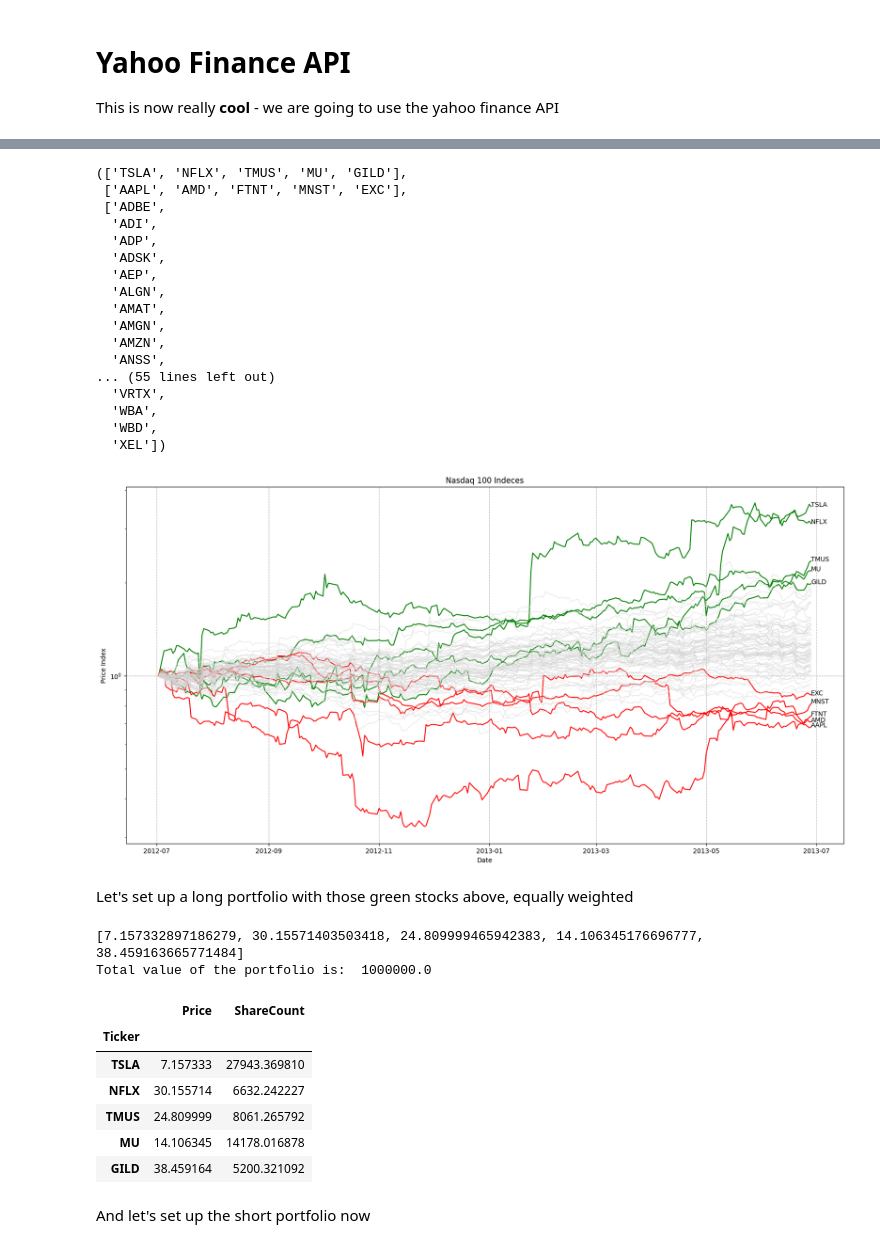
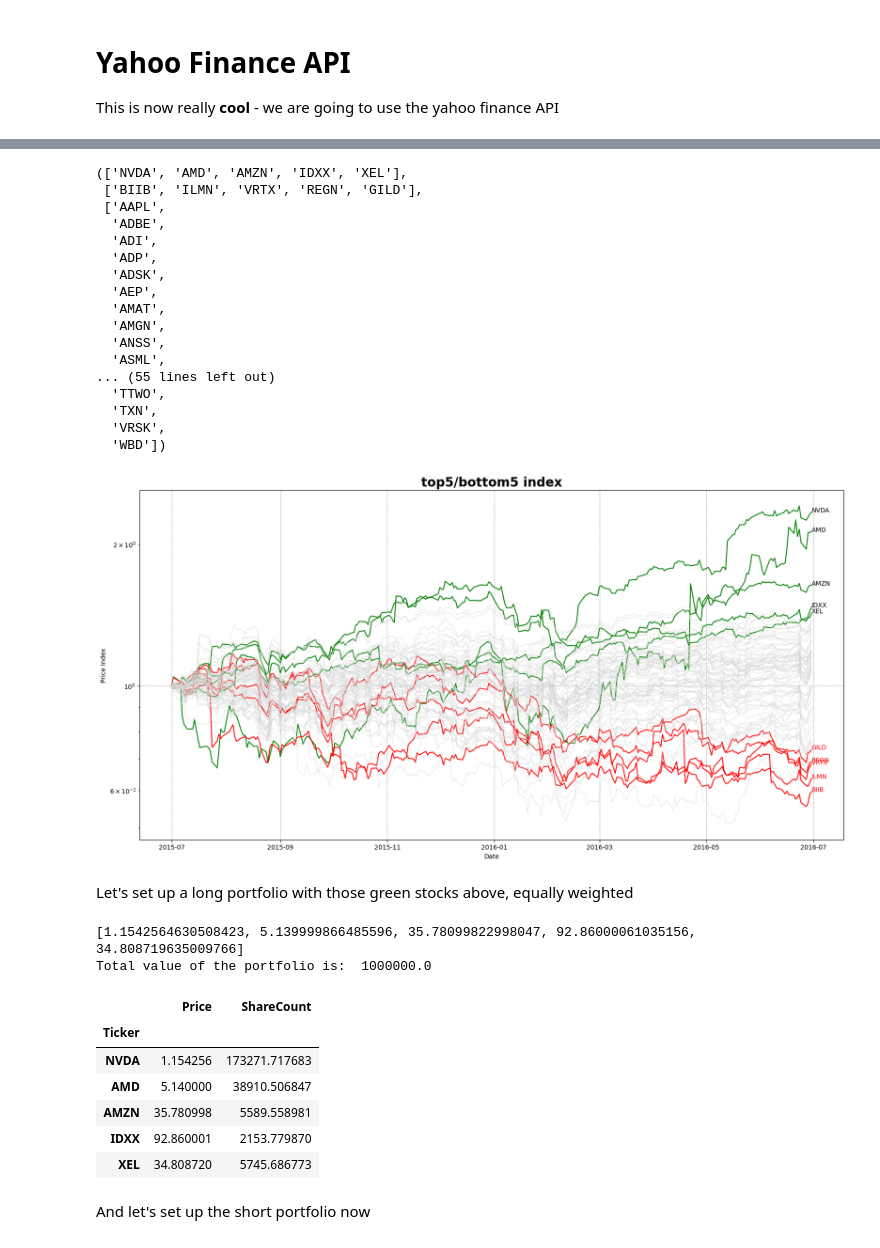
Before and after one commit to howesrichard/CodeFinModUQ, a Jupyter notebook: momentumRH.ipynb, the cells around one changed output, grey strips where cells are left out. Cells and saved outputs as stored; diff of their text form; code cells hidden in the pictures.

```diff
--- a/momentumRH.ipynb
+++ b/momentumRH.ipynb
@@ -118,10 +137,13 @@ hPricesDT.drop(tickersNaN, axis=1, inplace=True)
 # %%
 # set signal period and convert to timestamps
-signal_start_date = '2012-07-01'
+signal_start_date = '2015-07-01'
+print(signal_start_date)
 signal_start_date = pd.Timestamp(signal_start_date)
+print(signal_start_date)
 
 # set signgal_end_date to be 1 year after signal_start_date
 signal_end_date = signal_start_date + pd.DateOffset(years=1) + pd.DateOffset(days=-1)
+print(signal_end_date)
 
 # create a dataframe called signalDT that contains the prices for the signal period
 signalDT = pd.DataFrame()
@@ -173,46 +195,46 @@ for ticker in bottom5:
 
 top5, bottom5, otherTickers
 # %% [output]
-(['TSLA', 'NFLX', 'TMUS', 'MU', 'GILD'],
- ['AAPL', 'AMD', 'FTNT', 'MNST', 'EXC'],
- ['ADBE',
+(['NVDA', 'AMD', 'AMZN', 'IDXX', 'XEL'],
+ ['BIIB', 'ILMN', 'VRTX', 'REGN', 'GILD'],
+ ['AAPL',
+  'ADBE',
   'ADI',
   'ADP',
   'ADSK',
   'AEP',
-  'ALGN',
   'AMAT',
   'AMGN',
-  'AMZN',
   'ANSS',
+  'ASML',
 ... (55 lines left out)
-  'VRTX',
-  'WBA',
-  'WBD',
-  'XEL'])
+  'TTWO',
+  'TXN',
+  'VRSK',
+  'WBD'])
 # %%
 # plot the index for all tickers in the dataframe hPricesIDX
 plt.figure(figsize=(20,10))
 for ticker in top5:
     plt.plot(signalIndexDT[ticker], color='green')
     plt.text(signalIndexDT.index[-1], signalIndexDT[ticker].iloc[-1], ticker)
 for ticker in bottom5:
     plt.plot(signalIndexDT[ticker], color='red')
-    plt.text(signalIndexDT.index[-1], signalIndexDT[ticker].iloc[-1], ticker)
+    plt.text(signalIndexDT.index[-1], signalIndexDT[ticker].iloc[-1], ticker, color='red')
 for ticker in otherTickers:
     plt.plot(signalIndexDT[ticker], color='lightgrey', linewidth='0.5')
 plt.xlabel('Date')
 plt.ylabel('Price Index')
-plt.title('Nasdaq 100 Indeces')
+plt.title('top5/bottom5 index', fontsize=20, fontweight='bold')
 # use a log scale for the y axis
 plt.yscale('log')
 # plot gridlines
 plt.grid(which='major', axis='both', linestyle='--')
 
 
 plt.show()
 # %% [output]
-[figure, old version]
+[figure, new version]
 # %% [markdown]
 Let's set up a long portfolio with those green stocks above, equally weighted
 # %%
@@ -243,15 +265,15 @@ print('Total value of the portfolio is: ', currentValue.sum())
 
 longPORT
 # %% [output]
-[7.157332897186279, 30.15571403503418, 24.809999465942383, 14.106345176696777, 38.459163665771484]
+[1.1542564630508423, 5.139999866485596, 35.78099822998047, 92.86000061035156, 34.808719635009766]
 Total value of the portfolio is:  1000000.0
 |  | Price | ShareCount |
 | Ticker |  |  |
-| TSLA | 7.157333 | 27943.369810 |
-| NFLX | 30.155714 | 6632.242227 |
-| TMUS | 24.809999 | 8061.265792 |
-| MU | 14.106345 | 14178.016878 |
-| GILD | 38.459164 | 5200.321092 |
+| NVDA | 1.154256 | 173271.717683 |
+| AMD | 5.140000 | 38910.506847 |
+| AMZN | 35.780998 | 5589.558981 |
+| IDXX | 92.860001 | 2153.779870 |
+| XEL | 34.808720 | 5745.686773 |
 # %% [markdown]
 And let's set up the short portfolio now
 # %%
```
Also changed, not shown: parts of 10 cells of this notebook, 3 other files.
